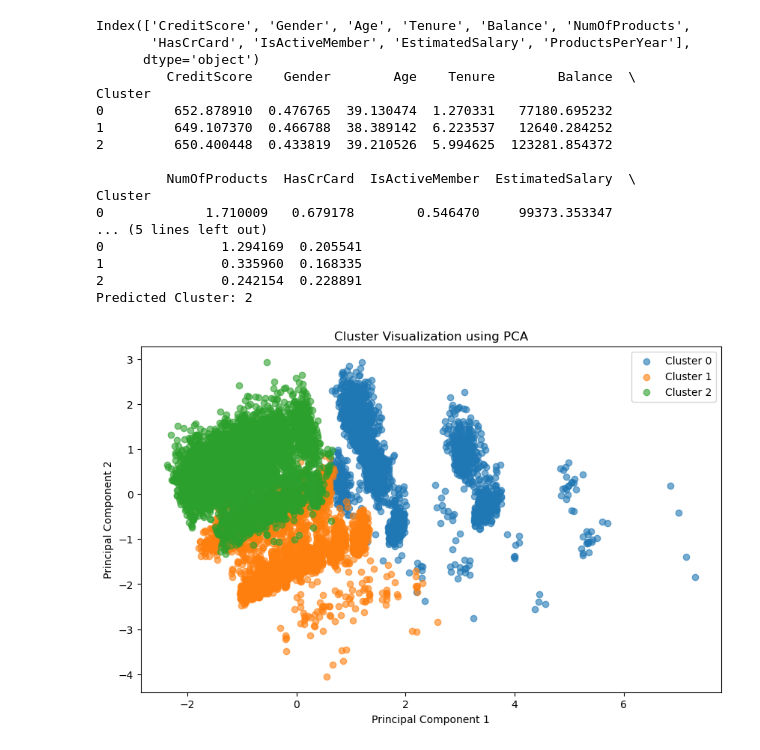
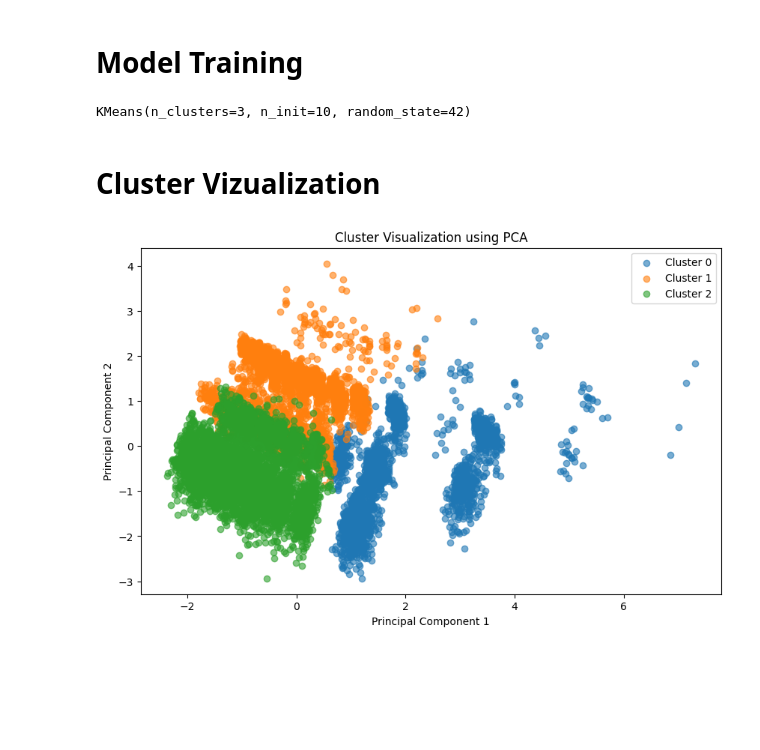
Before and after one commit to artinrexhepii/Bank-Customer-Segmentation, a Jupyter notebook: modelPrediction.ipynb, the cells around one changed output. Cells and saved outputs as stored; diff of their text form; code cells hidden in the pictures; blank space fills up the shorter version.

```diff
--- a/modelPrediction.ipynb
+++ b/modelPrediction.ipynb
@@ -2,102 +4,60 @@
 import pandas as pd
 import numpy as np
 from sklearn.preprocessing import StandardScaler
-from sklearn.cluster import KMeans
 
-#read the data
-data = pd.read_csv('Bank_Churn.csv')
-original_data = data.copy()
 
-#Keep a subset of data
+# read the data
+data = pd.read_csv('Bank_Dataset.csv')
+
+# data cleaning
 data_subset = data.drop(['CustomerId', 'Surname', 'Exited',"Geography"], axis = 1)
 
 data_clean = data_subset.copy()
 
 data_clean.Gender = np.where(data_clean.Gender == 'Female', 1, 0)
 
-#data_clean['ProductsPerYear'] = data_clean.NumOfProducts / data_clean.Tenure
 data_clean['ProductsPerYear'] = np.where(data_clean.Tenure == 0, data_clean.NumOfProducts, data_clean.NumOfProducts / data_clean.Tenure)
 
-
+# scaling the data
 scaler = StandardScaler()
 df_scaled = pd.DataFrame(scaler.fit_transform(data_clean), columns = data_clean.columns)
-
-print(df_scaled.columns)
-#Ploting the inertia values and finding the elbow
-kmeans5 = KMeans(n_clusters = 3, n_init = 10, random_state = 42)
-kmeans5.fit(df_scaled)
-
-cluster_labels = kmeans5.labels_
-original_data['Cluster'] = cluster_labels
-
-
-data_final = pd.concat([data_clean, data.Exited, pd.Series(kmeans5.labels_, name='Cluster')], axis = 1)
-#View the churn date (% of customers who exited) for each cluster
-print(data_final.groupby('Cluster').mean())
-
-
-# Example test data (replace with your actual values)
-test_values = [650, 1, 39, 6, 125000, 1, 1, 0, 100000, 0.2]
-# Column names matching the original training data
-columns = ['CreditScore', 'Gender', 'Age', 'Tenure', 'Balance', 'NumOfProducts',
-           'HasCrCard', 'IsActiveMember', 'EstimatedSalary', 'ProductsPerYear']
-
-# Convert the test values into a 2D array (1 row, multiple columns)
-test_values_reshaped = np.array(test_values).reshape(1, -1)  # reshape to 1 sample with multiple features
-
-
-# Now scale the test data using the same scaler, convert to DataFrame with correct columns
-test_data = pd.DataFrame(test_values_reshaped, columns=columns)
-test_scaled = scaler.transform(test_data)
-
-# Predict using the trained KMeans model (kmeans5)
-predicted_cluster = kmeans5.predict(test_scaled)
-
-# Output the predicted cluster
-print(f"Predicted Cluster: {predicted_cluster[0]}")
-# %% [output]
-Index(['CreditScore', 'Gender', 'Age', 'Tenure', 'Balance', 'NumOfProducts',
-       'HasCrCard', 'IsActiveMember', 'EstimatedSalary', 'ProductsPerYear'],
-      dtype='object')
-         CreditScore    Gender        Age    Tenure        Balance  \
-Cluster
-0         652.878910  0.476765  39.130474  1.270331   77180.695232
-1         649.107370  0.466788  38.389142  6.223537   12640.284252
-2         650.400448  0.433819  39.210526  5.994625  123281.854372
-
-         NumOfProducts  HasCrCard  IsActiveMember  EstimatedSalary  \
-Cluster
-0             1.710009   0.679178        0.546470     99373.353347
-... (5 lines left out)
-0               1.294169  0.205541
-1               0.335960  0.168335
-2               0.242154  0.228891
-Predicted Cluster: 2
+# %% [markdown]
+# Model Training
+# %%
+from sklearn.cluster import KMeans
+
+# fit the model
+kmeans3 = KMeans(n_clusters = 3, n_init = 10, random_state = 42)
+kmeans3.fit(df_scaled)
+# %% [output]
+KMeans(n_clusters=3, n_init=10, random_state=42)
+# %% [markdown]
+# Cluster Vizualization
 # %%
 import matplotlib.pyplot as plt
 from sklearn.decomposition import PCA
 
 # Reduce data to 2 dimensions using PCA
 pca = PCA(n_components=2)
 pca_data = pca.fit_transform(df_scaled)
 
 # Add cluster labels to the data
 df_pca = pd.DataFrame(pca_data, columns=['PCA1', 'PCA2'])
-df_pca['Cluster'] = kmeans5.labels_
+df_pca['Cluster'] = kmeans3.labels_
 
 # Plot the clusters
 plt.figure(figsize=(10, 6))
 for cluster in sorted(df_pca['Cluster'].unique()):
     plt.scatter(
         df_pca[df_pca['Cluster'] == cluster]['PCA1'],
         df_pca[df_pca['Cluster'] == cluster]['PCA2'],
         label=f'Cluster {cluster}', alpha=0.6
     )
 
 plt.title("Cluster Visualization using PCA")
 plt.xlabel("Principal Component 1")
 plt.ylabel("Principal Component 2")
 plt.legend()
 plt.show()
 # %% [output]
-[figure, old version]
+[figure, new version]
```
Also changed, not shown: parts of 7 cells of this notebook, 2 other files.
